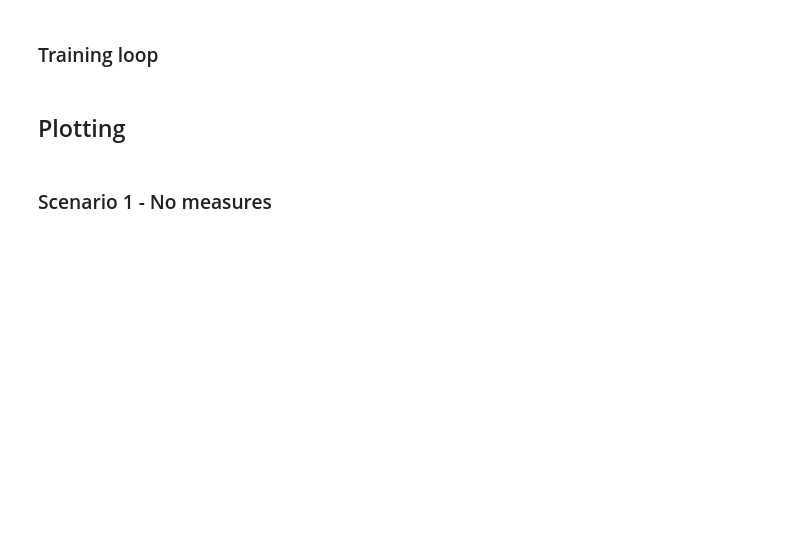
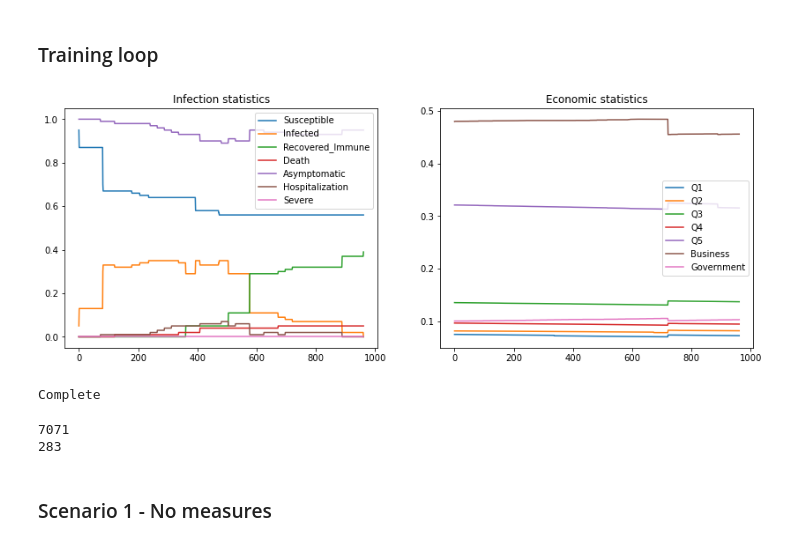
Before and after one commit to zebleck/aml_project, a Jupyter notebook: covid_abs/COVID_ABS_An_Agent_Based_Model_of_COVID_19_Epidemic_to_Simulate_Health_and_Economic_Effects_of_Social_Distancing_Interventions.ipynb, the cells around one changed output. Saved outputs shown, nothing was run; the diff lists cells and outputs as text; code cells hidden in the pictures; blank space fills up the shorter version.

```diff
--- a/covid_abs/COVID_ABS_An_Agent_Based_Model_of_COVID_19_Epidemic_to_Simulate_Health_and_Economic_Effects_of_Social_Distancing_Interventions.ipynb
+++ b/covid_abs/COVID_ABS_An_Agent_Based_Model_of_COVID_19_Epidemic_to_Simulate_Health_and_Economic_Effects_of_Social_Distancing_Interventions.ipynb
@@ -135,7 +218,8 @@ import torch.optim as optim
 import torch.nn.functional as F
 import torchvision.transforms as T
 
-device = torch.device("cuda" if torch.cuda.is_available() else "cpu")
+#device = torch.device("cuda" if torch.cuda.is_available() else "cpu")
+device = torch.device("cpu")
 
 Transition = namedtuple('Transition', ('state', 'action', 'next_state', 'reward'))
 
@@ -159,17 +243,16 @@ class DQN(nn.Module):
 
     def __init__(self, i_size, h_size, o_size):
         super(DQN, self).__init__()
+
         self.linear1 = nn.Linear(i_size, h_size)
         self.linear2 = nn.Linear(h_size, o_size)
-
-        self.head = nn.Linear(linear_input_size, outputs)
 
     # Called with either one element to determine next action, or a batch
     # during optimization. Returns tensor([[left0exp,right0exp]...]).
     def forward(self, x):
         x = x.to(device)
         x = F.relu(self.linear1(x))
-        x = self.linear2(x)
-        return self.head(x.view(x.size(0), -1))
+        o = self.linear2(x)
+        return o.view(o.size(0), -1)
 # %% [markdown]
 ### Hyperparameters and Utilities
@@ -271,45 +419,49 @@ def optimize_model():
 # %%
-num_episodes = 50
+scenario1 = initialize_scenario()
+
+num_episodes = 10
+
+action_list = []
+
 for i_episode in range(num_episodes):
     # Initialize the environment and state
-    env.reset()
-    last_screen = get_screen()
-    current_screen = get_screen()
-    state = current_screen - last_screen
+    sim = GraphSimulation(**{**global_parameters, **scenario1})
+    statistics = {'info': [], 'ecom': []}
+    sim.initialize()
+    update_statistics(sim, statistics)
+
+    state = get_state(statistics)
     for t in count():
         # Select and perform an action
         action = select_action(state)
-        _, reward, done, _ = env.step(action.item())
+        action_list.append(action.item())
+        _, reward, done, _ = step(sim, statistics, action.item())
         reward = torch.tensor([reward], device=device)
 
         # Observe new state
-        last_screen = current_screen
-        current_screen = get_screen()
         if not done:
-            next_state = current_screen - last_screen
+            next_state = get_state(statistics)
         else:
             next_state = None
 
         # Store the transition in memory
         memory.push(state, action, next_state, reward)
 
         # Move to the next state
         state = next_state
 
         # Perform one step of the optimization (on the policy network)
-        optimize_model()
+        #optimize_model()
         if done:
             episode_durations.append(t + 1)
-            plot_durations()
             break
     # Update the target network, copying all weights and biases in DQN
     if i_episode % TARGET_UPDATE == 0:
         target_net.load_state_dict(policy_net.state_dict())
 
+plot_statistics(statistics)
+
 print('Complete')
-env.render()
-env.close()
-plt.ioff()
-plt.show()
+# %% [output]
+[figure, added]
+Complete
-# %% [markdown]
-## Plotting
@@ -358,0 +468,6 @@ def plot_durations(episode_durations):
+# %%
+print(action_list.count(0))
+print(action_list.count(1))
+# %% [output]
+7071
+283
```
Also changed, not shown: parts of 12 cells of this notebook, 2 other files.
